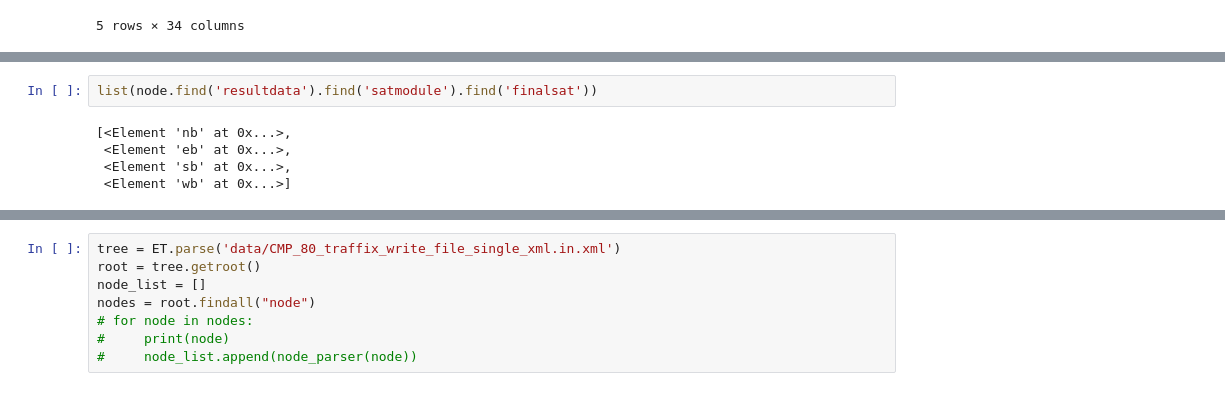
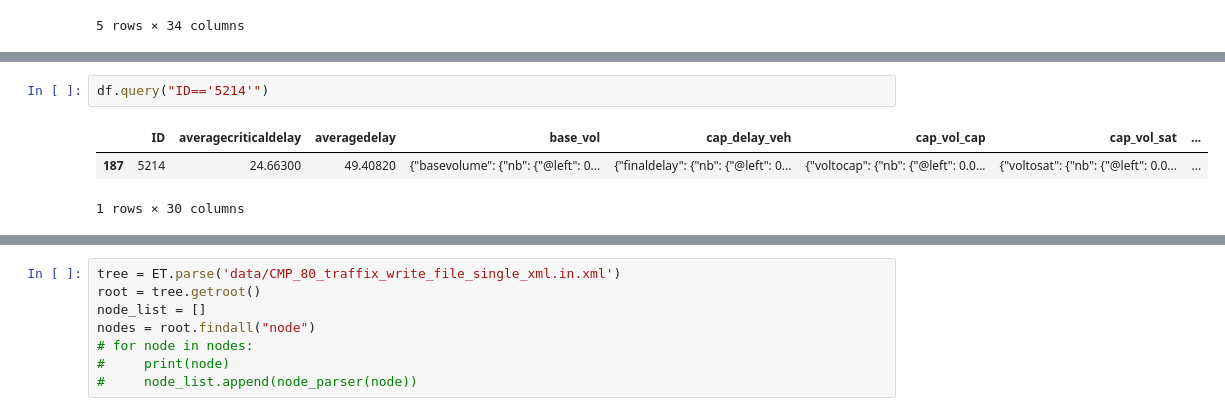
Before and after one commit to vta/watching-traffic-go-by, a Jupyter notebook: Traffix Parser.ipynb, the cells around one changed output, grey strips where cells are left out. Saved outputs shown, nothing was run; the diff lists cells and outputs as text.

```diff
--- a/Traffix Parser.ipynb
+++ b/Traffix Parser.ipynb
@@ -116,8 +109,7 @@ df.head()
 5 rows × 30 columns
-# %%
-list(node.find('resultdata').find('satmodule').find('finalsat'))
-# %% [output]
-[<Element 'nb' at 0x...>,
- <Element 'eb' at 0x...>,
- <Element 'sb' at 0x...>,
- <Element 'wb' at 0x...>]
+# %%
+df.query("ID=='5214'")
+# %% [output]
+|  | ID | averagecriticaldelay | averagedelay | base_vol | cap_delay_veh | cap_vol_cap | cap_vol_sat | ... |
+| 187 | 5214 | 24.66300 | 49.40820 | {"basevolume": {"nb": {"@left": 0... | {"finaldelay": {"nb": {"@left": 0... | {"voltocap": {"nb": {"@left": 0.0... | {"voltosat": {"nb": {"@left": 0.0... | ... |
+1 rows × 30 columns
```
Also changed, not shown: parts of 20 cells of this notebook, 1 other file.
